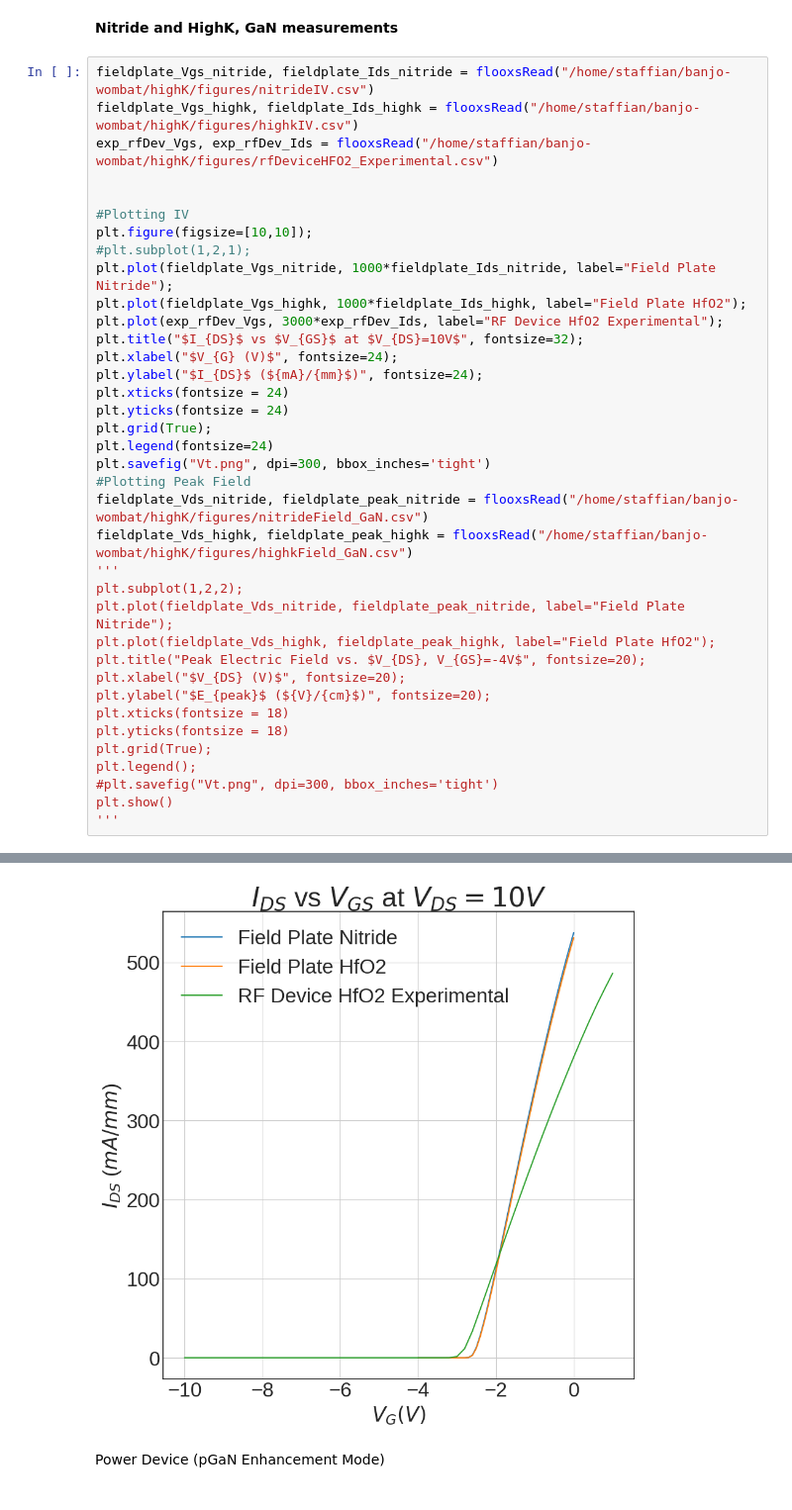
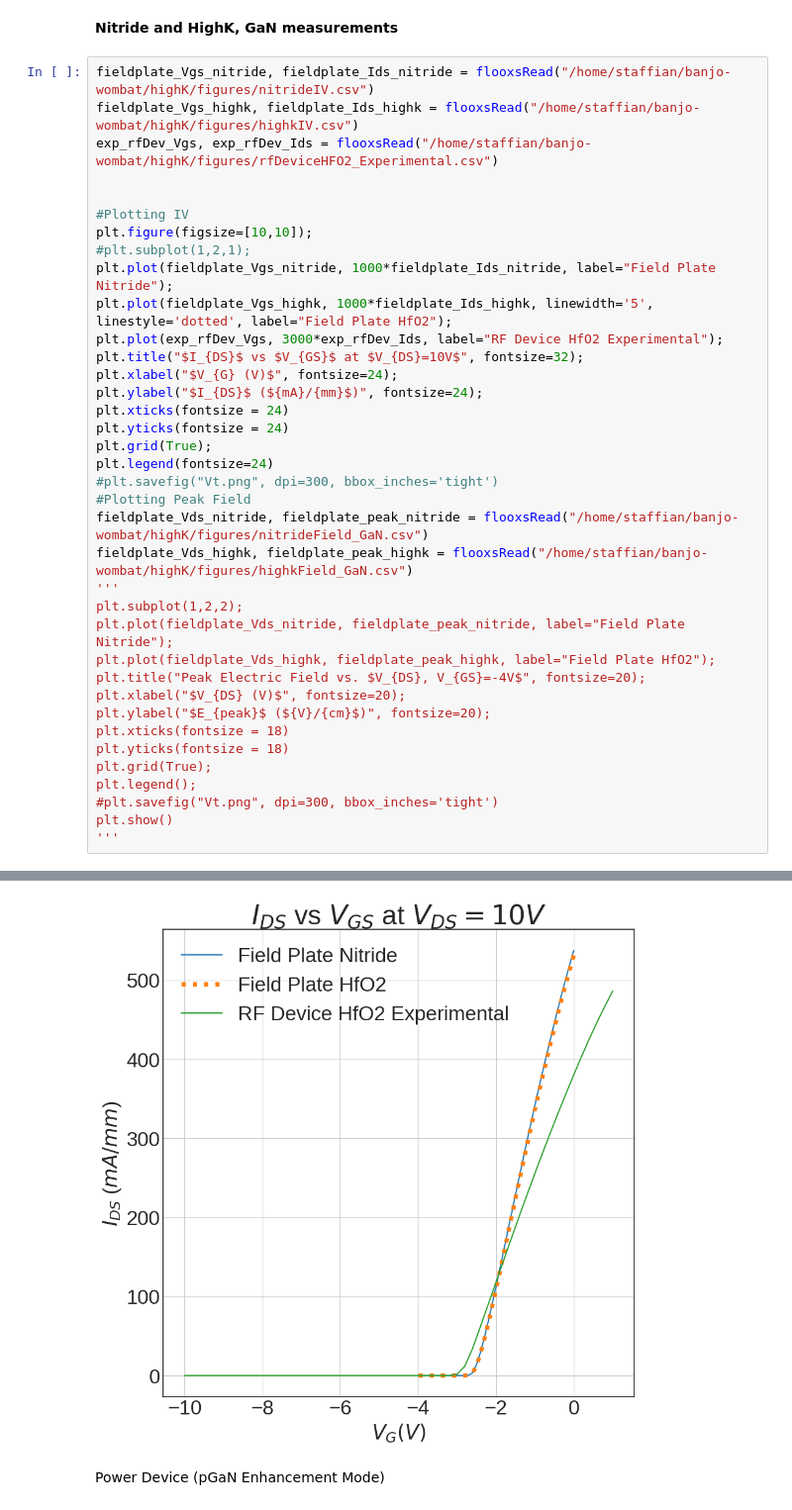
Before and after one commit to IanStafford/banjo-wombat, a Jupyter notebook: highK/figures.ipynb, the cells around one changed output, grey strips where cells are left out. Shown at 99% size. Saved outputs shown, nothing was run; the diff lists cells and outputs as text.

```diff
--- a/highK/figures.ipynb
+++ b/highK/figures.ipynb
@@ -71,36 +71,36 @@ exp_rfDev_Vgs, exp_rfDev_Ids = flooxsRead("/home/staffian/banjo-wombat/highK/fig
 plt.figure(figsize=[10,10]);
 #plt.subplot(1,2,1);
 plt.plot(fieldplate_Vgs_nitride, 1000*fieldplate_Ids_nitride, label="Field Plate Nitride");
-plt.plot(fieldplate_Vgs_highk, 1000*fieldplate_Ids_highk, label="Field Plate HfO2");
+plt.plot(fieldplate_Vgs_highk, 1000*fieldplate_Ids_highk, linewidth='5', linestyle='dotted', label="Field Plate HfO2");
 plt.plot(exp_rfDev_Vgs, 3000*exp_rfDev_Ids, label="RF Device HfO2 Experimental");
 plt.title("$I_{DS}$ vs $V_{GS}$ at $V_{DS}=10V$", fontsize=32);
 plt.xlabel("$V_{G} (V)$", fontsize=24);
 plt.ylabel("$I_{DS}$ (${mA}/{mm}$)", fontsize=24);
 plt.xticks(fontsize = 24)
 plt.yticks(fontsize = 24)
 plt.grid(True);
 plt.legend(fontsize=24)
-plt.savefig("Vt.png", dpi=300, bbox_inches='tight')
+#plt.savefig("Vt.png", dpi=300, bbox_inches='tight')
 #Plotting Peak Field
 fieldplate_Vds_nitride, fieldplate_peak_nitride = flooxsRead("/home/staffian/banjo-wombat/highK/figures/nitrideField_GaN.csv")
 fieldplate_Vds_highk, fieldplate_peak_highk = flooxsRead("/home/staffian/banjo-wombat/highK/figures/highkField_GaN.csv")
 '''
 plt.subplot(1,2,2);
 plt.plot(fieldplate_Vds_nitride, fieldplate_peak_nitride, label="Field Plate Nitride");
 plt.plot(fieldplate_Vds_highk, fieldplate_peak_highk, label="Field Plate HfO2");
 plt.title("Peak Electric Field vs. $V_{DS}, V_{GS}=-4V$", fontsize=20);
 plt.xlabel("$V_{DS} (V)$", fontsize=20);
 plt.ylabel("$E_{peak}$ (${V}/{cm}$)", fontsize=20);
 plt.xticks(fontsize = 18)
 plt.yticks(fontsize = 18)
 plt.grid(True);
 plt.legend();
 #plt.savefig("Vt.png", dpi=300, bbox_inches='tight')
 plt.show()
 '''
 # %% [output]
 '\nplt.subplot(1,2,2);\nplt.plot(fieldplate_Vds_nitride, fieldplate_peak_nitride, label="Field Plate Nitride");\nplt.plot(fieldplate_Vds_highk, fieldplate_peak_highk, label="Field Plate HfO2");\nplt.t ...
-[figure, old version]
+[figure, new version]
 # %% [markdown]
 Power Device (pGaN Enhancement Mode)
 # %%
```
Also changed, not shown: parts of 1 cell of this notebook, 11 other files.
